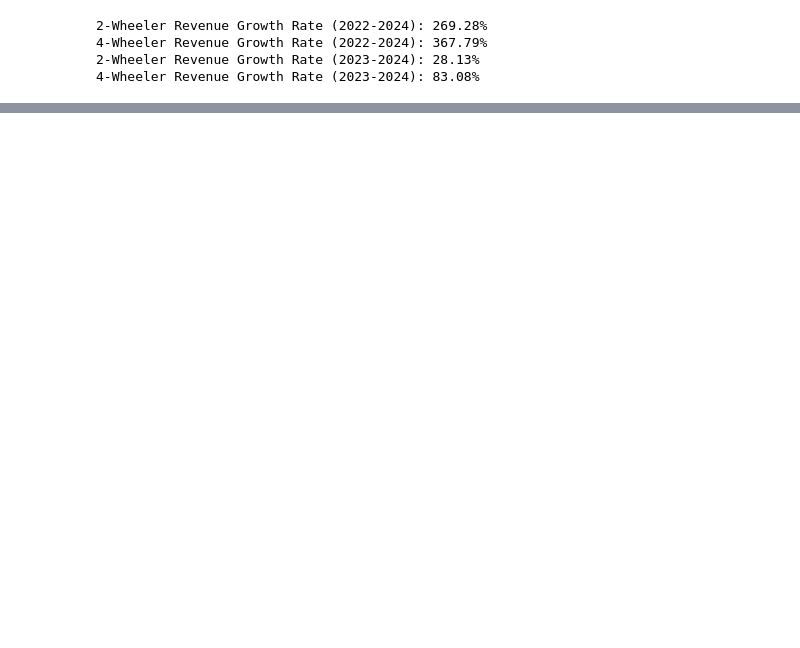
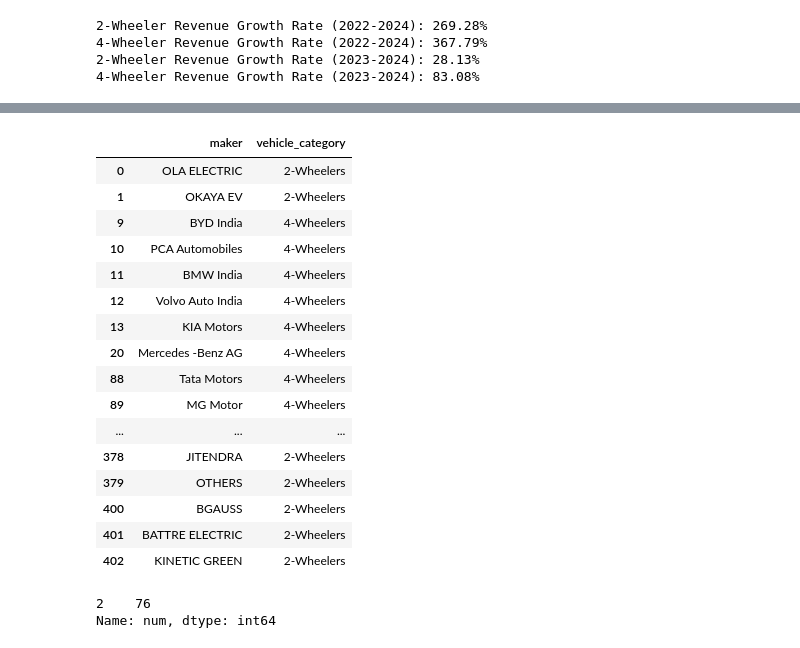
Before and after one commit to kaumil-mg/Code-Basics-Challenge, a Jupyter notebook: RPC12_Input_For_Participants/new.ipynb, the cells around one changed output, grey strips where cells are left out. Cells and saved outputs as stored; diff of their text form; code cells hidden in the pictures; blank space fills up the shorter version.

```diff
--- a/RPC12_Input_For_Participants/new.ipynb
+++ b/RPC12_Input_For_Participants/new.ipynb
@@ -279,0 +408,21 @@ sales.show()
+# %%
+unique_makers_df = merged_makers[['maker', 'vehicle_category']].drop_duplicates()
+unique_makers_df
+# %% [output]
+|  | maker | vehicle_category |
+| 0 | OLA ELECTRIC | 2-Wheelers |
+| 1 | OKAYA EV | 2-Wheelers |
+| 9 | BYD India | 4-Wheelers |
+| 10 | PCA Automobiles | 4-Wheelers |
+| 11 | BMW India | 4-Wheelers |
+| 12 | Volvo Auto India | 4-Wheelers |
+| 13 | KIA Motors | 4-Wheelers |
+| 20 | Mercedes -Benz AG | 4-Wheelers |
+| 88 | Tata Motors | 4-Wheelers |
+| 89 | MG Motor | 4-Wheelers |
+| ... | ... | ... |
+| 378 | JITENDRA | 2-Wheelers |
+| 379 | OTHERS | 2-Wheelers |
+| 400 | BGAUSS | 2-Wheelers |
+| 401 | BATTRE ELECTRIC | 2-Wheelers |
+| 402 | KINETIC GREEN | 2-Wheelers |
@@ -279,0 +434,5 @@ sales.show()
+# %%
+mg['num'].nlargest(1)
+# %% [output]
+2    76
+Name: num, dtype: int64
```
Also changed, not shown: parts of 16 cells of this notebook, 4 other files.
